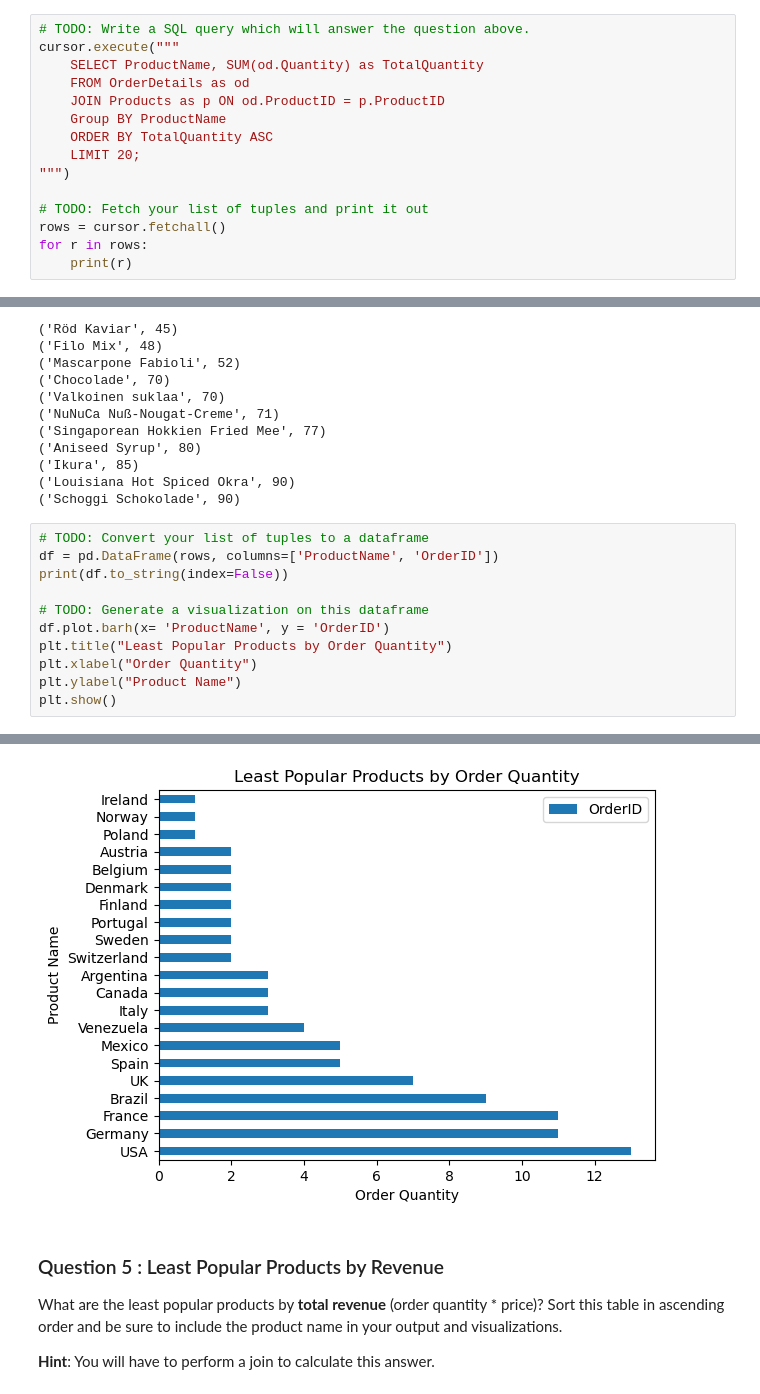
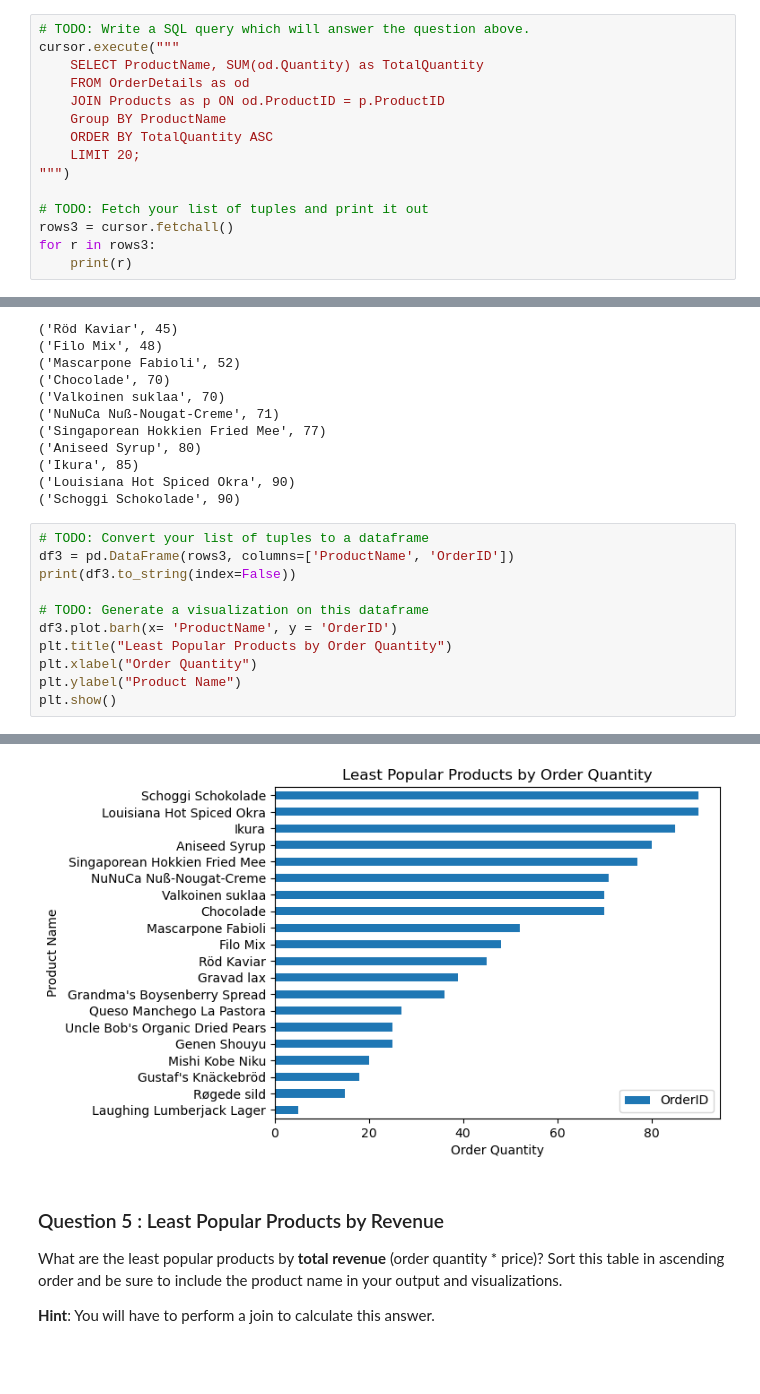
Before and after one commit to Klemaine/Ad-hoc-Report-for-Osiris-Foods, a Jupyter notebook: adhoc_report.ipynb, the cells around one changed output, grey strips where cells are left out. Drawn from its saved outputs; the diff is of its cells as text; blank space fills up the shorter version.

```diff
--- a/adhoc_report.ipynb
+++ b/adhoc_report.ipynb
@@ -187,8 +187,8 @@ cursor.execute("""
 """)
 
 # TODO: Fetch your list of tuples and print it out
-rows = cursor.fetchall()
-for r in rows:
+rows3 = cursor.fetchall()
+for r in rows3:
     print(r)
 # %% [output]
 ('Laughing Lumberjack Lager', 5)
@@ -213,11 +213,11 @@ for r in rows:
 ('Schoggi Schokolade', 90)
 # %%
 # TODO: Convert your list of tuples to a dataframe
-df = pd.DataFrame(rows, columns=['ProductName', 'OrderID'])
-print(df.to_string(index=False))
+df3 = pd.DataFrame(rows3, columns=['ProductName', 'OrderID'])
+print(df3.to_string(index=False))
 
 # TODO: Generate a visualization on this dataframe
-df.plot.barh(x= 'ProductName', y = 'OrderID')
+df3.plot.barh(x= 'ProductName', y = 'OrderID')
 plt.title("Least Popular Products by Order Quantity")
 plt.xlabel("Order Quantity")
 plt.ylabel("Product Name")
@@ -243,4 +243,4 @@ ProductName  OrderID
-[figure, old version]
+[figure, new version]
 # %% [markdown]
 ### Question 5 : Least Popular Products by Revenue
 
```
Also changed, not shown: parts of 18 cells of this notebook.
